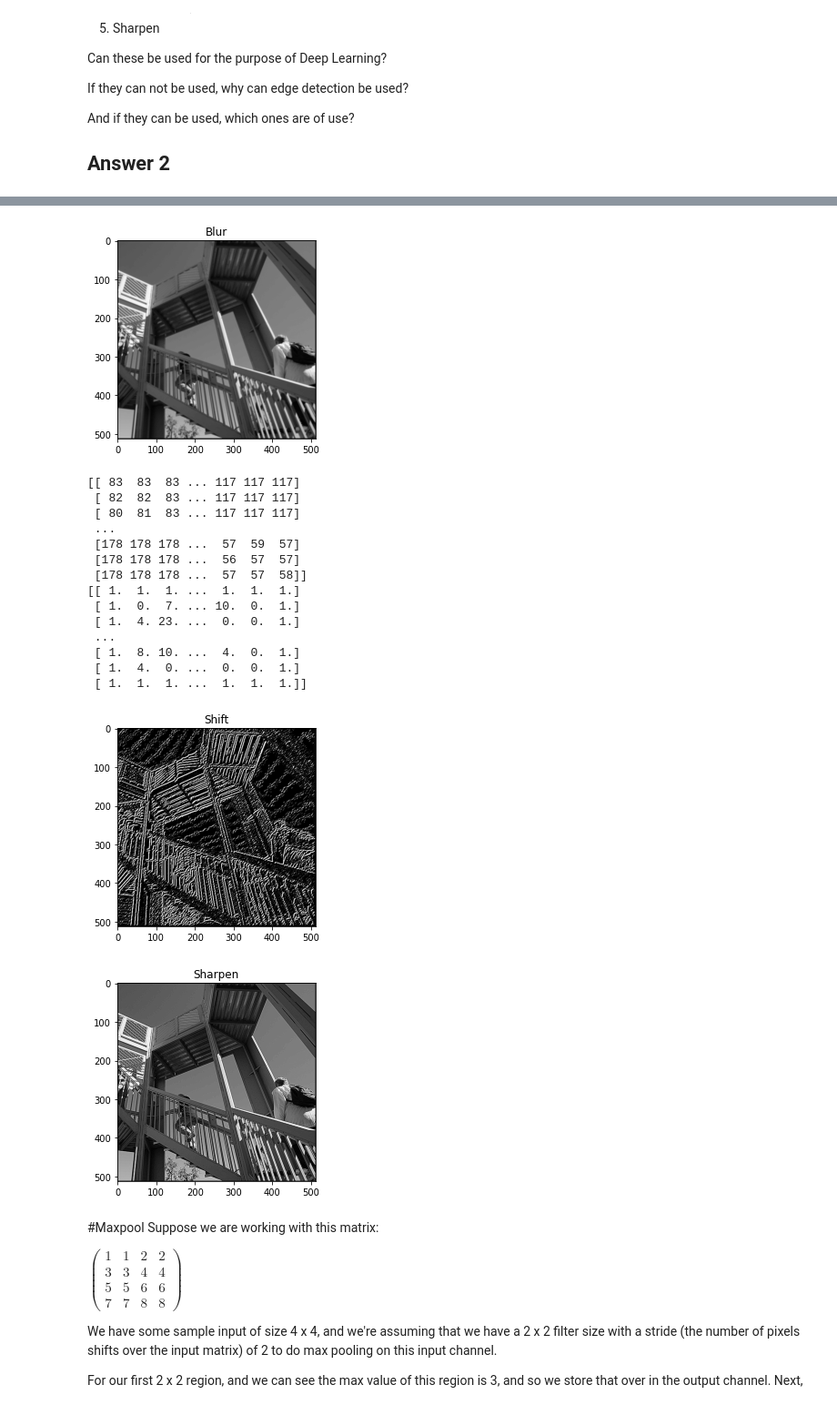
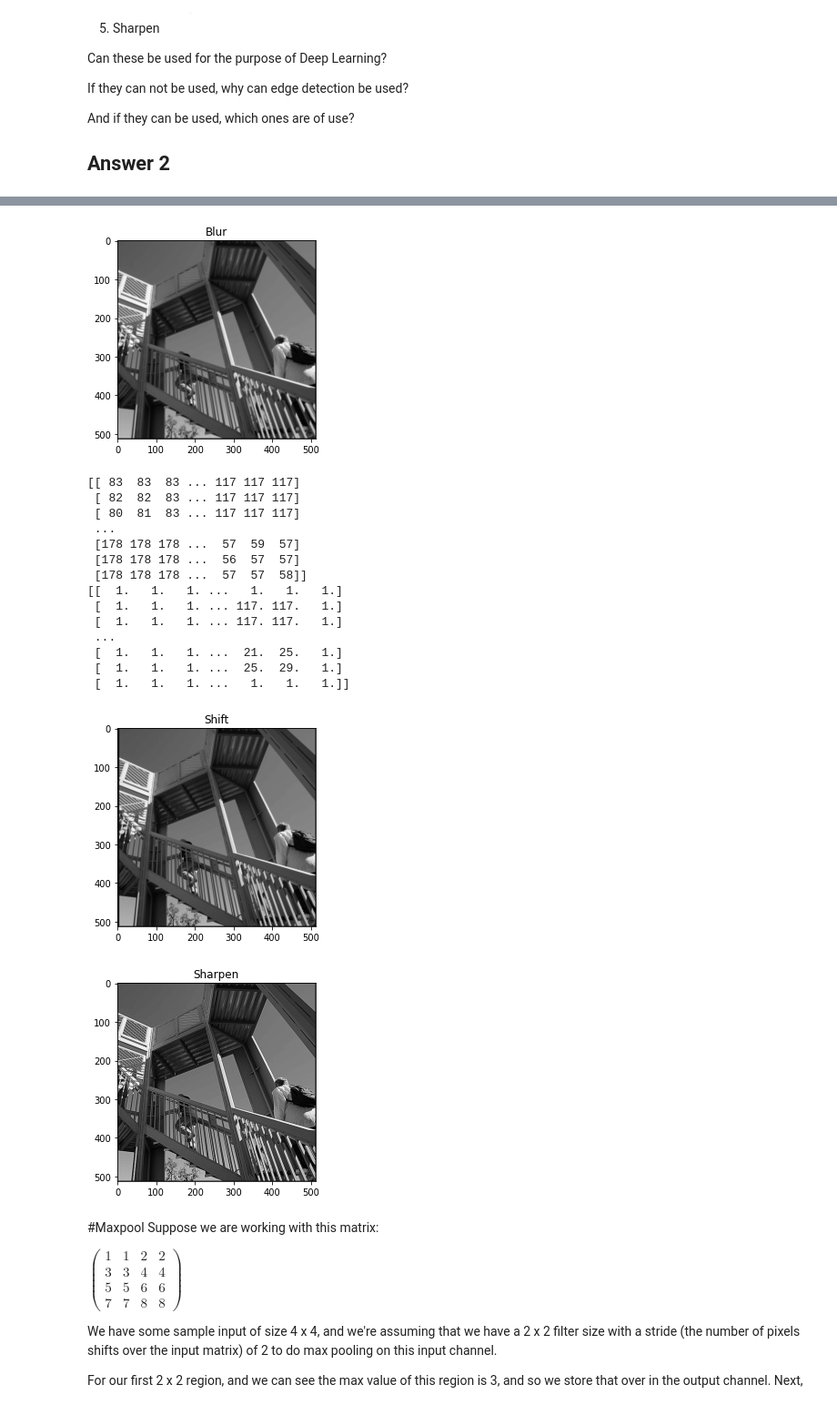
Before and after one commit to esha-sidhu/FutureMakers2022, a Jupyter notebook: Day 6/Day_6_Introduction_to_CNNs_ES.ipynb, the cells around one changed output, grey strips where cells are left out. Shown at 91% size. Cells and saved outputs as stored; diff of their text form; code cells hidden in the pictures.

```diff
--- a/Day 6/Day_6_Introduction_to_CNNs_ES.ipynb
+++ b/Day 6/Day_6_Introduction_to_CNNs_ES.ipynb
@@ -236,15 +236,15 @@ plt.show()
 ## use the same kernel / convolution / plotting code as above - make sure you change the variable names accordingly
 # Change corner detection filter values here
 
-kernel_shift = np.array([[0,0,0],
-                        [0,0,1],
+kernel_shift = np.array([[0,1,0],
+                        [0,0,0],
                         [0,0,0]])
 print(img)
-img_shift = convolute(img, size_x, size_y, kernel_corner) # we might not be able to see shift by 1 pixel clearly, that's why we perform the shift 5 times
-img_shift = convolute(img_shift, size_x, size_y, kernel_corner)
-img_shift = convolute(img_shift, size_x, size_y, kernel_corner)
-img_shift = convolute(img_shift, size_x, size_y, kernel_corner)
-img_shift = convolute(img_shift, size_x, size_y, kernel_corner)
+img_shift = convolute(img, size_x, size_y, kernel_shift) # we might not be able to see shift by 1 pixel clearly, that's why we perform the shift 5 times
+img_shift = convolute(img_shift, size_x, size_y, kernel_shift)
+img_shift = convolute(img_shift, size_x, size_y, kernel_shift)
+img_shift = convolute(img_shift, size_x, size_y, kernel_shift)
+img_shift = convolute(img_shift, size_x, size_y, kernel_shift)
 
 plt.gray()
 plt.grid(False)
@@ -282,40 +282,40 @@ img_sharpen = convolute(img, size_x, size_y, kernel_sharpen)
 plt.gray()
 plt.grid(False)
 plt.imshow(img_sharpen)
 plt.title('Sharpen')
 plt.show()
 # %% [output]
 [[ 83  83  83 ... 117 117 117]
  [ 82  82  83 ... 117 117 117]
  [ 80  81  83 ... 117 117 117]
  ...
  [178 178 178 ...  57  59  57]
  [178 178 178 ...  56  57  57]
  [178 178 178 ...  57  57  58]]
 [[1. 1. 1. ... 1. 1. 1.]
  [1. 0. 1. ... 0. 0. 1.]
  [1. 4. 3. ... 0. 0. 1.]
  ...
  [1. 2. 2. ... 0. 0. 1.]
  [1. 0. 0. ... 7. 0. 1.]
  [1. 1. 1. ... 1. 1. 1.]]
 [figure]
 [figure]
 [[ 83  83  83 ... 117 117 117]
  [ 82  82  83 ... 117 117 117]
  [ 80  81  83 ... 117 117 117]
  ...
  [178 178 178 ...  57  59  57]
  [178 178 178 ...  56  57  57]
  [178 178 178 ...  57  57  58]]
-[[ 1.  1.  1. ...  1.  1.  1.]
- [ 1.  0.  7. ... 10.  0.  1.]
- [ 1.  4. 23. ...  0.  0.  1.]
+[[  1.   1.   1. ...   1.   1.   1.]
+ [  1.   1.   1. ... 117. 117.   1.]
+ [  1.   1.   1. ... 117. 117.   1.]
  ...
- [ 1.  8. 10. ...  4.  0.  1.]
- [ 1.  4.  0. ...  0.  0.  1.]
- [ 1.  1.  1. ...  1.  1.  1.]]
+ [  1.   1.   1. ...  21.  25.   1.]
+ [  1.   1.   1. ...  25.  29.   1.]
+ [  1.   1.   1. ...   1.   1.   1.]]
-[figure, old version]
+[figure, new version]
 [figure]
 # %% [markdown]
 #Maxpool
```
